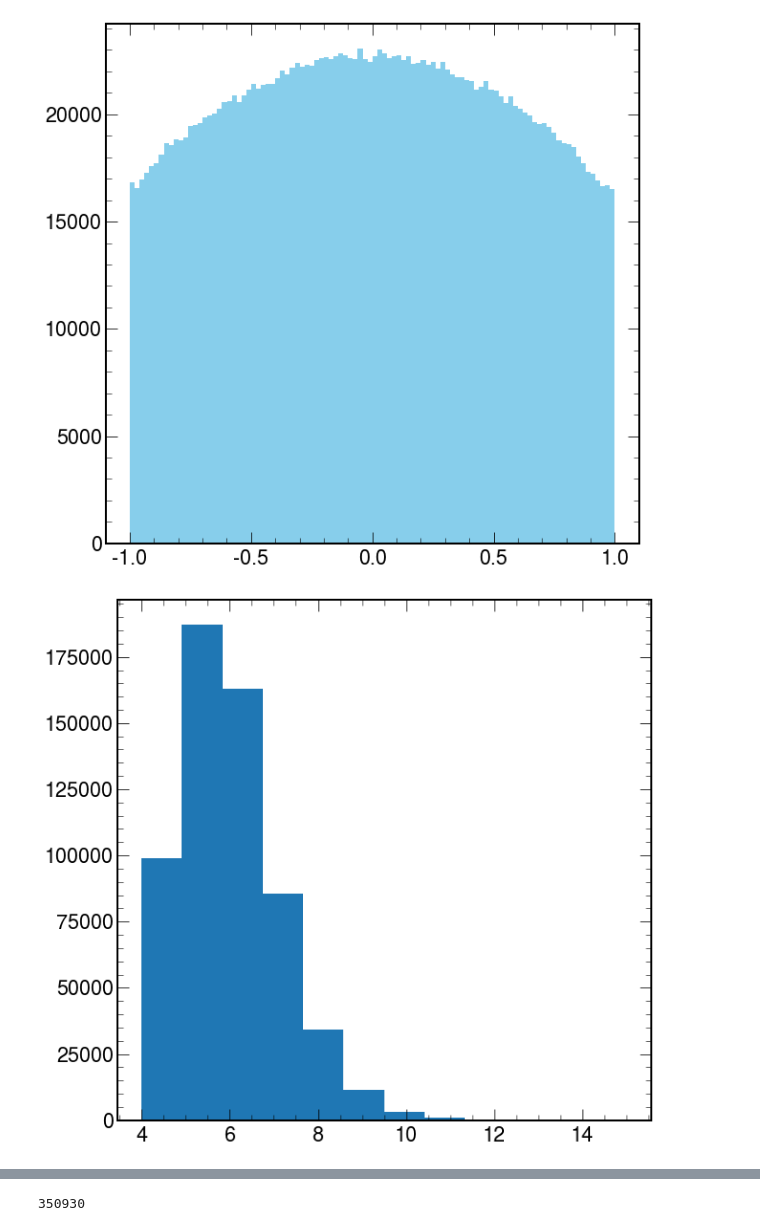
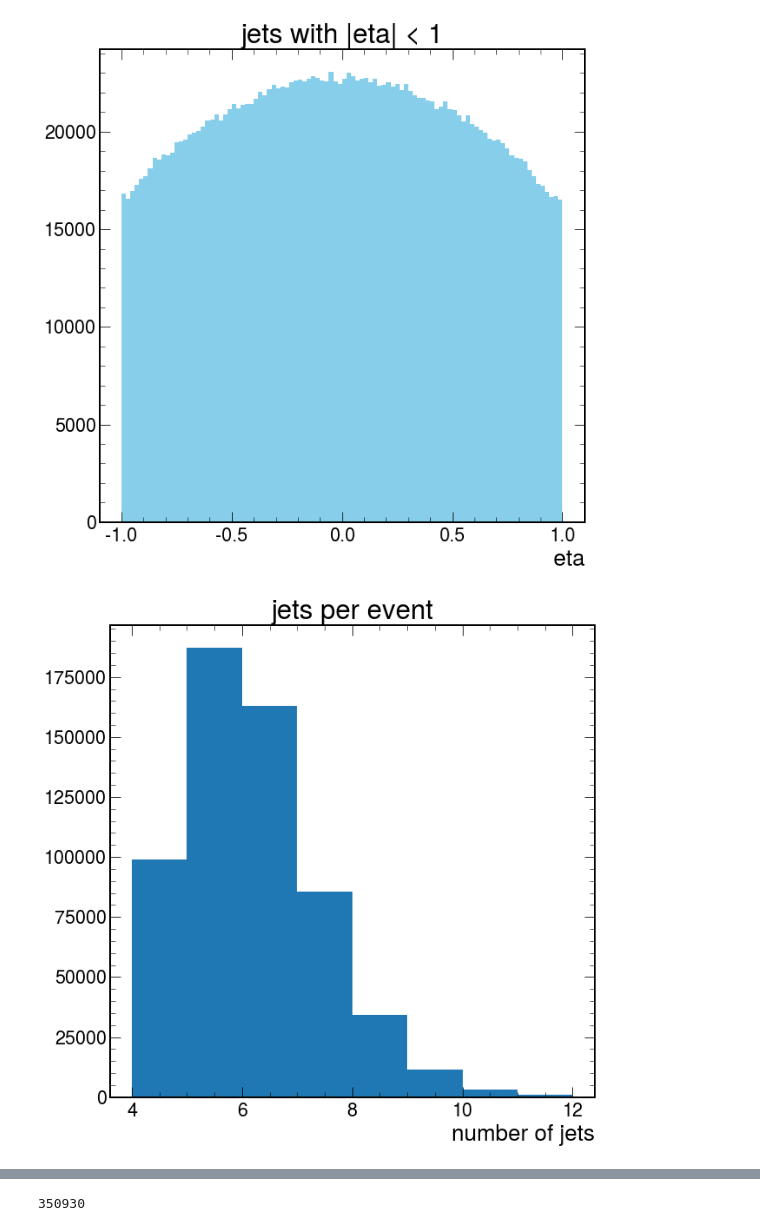
Before and after one commit to valsdav/ttHbb_jets_partons_studies, a Jupyter notebook: GenLevelPlots.ipynb, the cells around one changed output, grey strips where cells are left out. Saved outputs shown, nothing was run; the diff lists cells and outputs as text; code cells hidden in the pictures.

```diff
--- a/GenLevelPlots.ipynb
+++ b/GenLevelPlots.ipynb
@@ -62,18 +54,24 @@ plt.show()
 # %%
 #find jets with |eta|<1
 smalleta_jets = jets[np.abs(jets.eta) < 1.0]
 
 #plot the eta of these jets
 plt.hist(ak.flatten(smalleta_jets.eta), bins=100, color="skyblue")
+plt.xlabel("eta")
+plt.title("jets with |eta| < 1")
+plt.savefig("/eos/user/m/mamantov/ttHbb_jets_partons_studies/Plots/Exercise Plots/small_eta_jets.png")
 plt.show()
 # %% [output]
-[figure, old version]
+[figure, new version]
 # %%
 #count number of jets per event
 jetnum = ak.num(jets.pt, axis=1)
-plt.hist(jetnum, bins=12)
+plt.hist(jetnum, bins=8, range=(4,12))
+plt.title("jets per event")
+plt.xlabel("number of jets")
+plt.savefig("/eos/user/m/mamantov/ttHbb_jets_partons_studies/Plots/Exercise Plots/jets_per_event")
 plt.show()
 # %% [output]
-[figure, old version]
+[figure, new version]
 # %%
 #count number of matched partons per event
```
Also changed, not shown: parts of 67 cells of this notebook.
